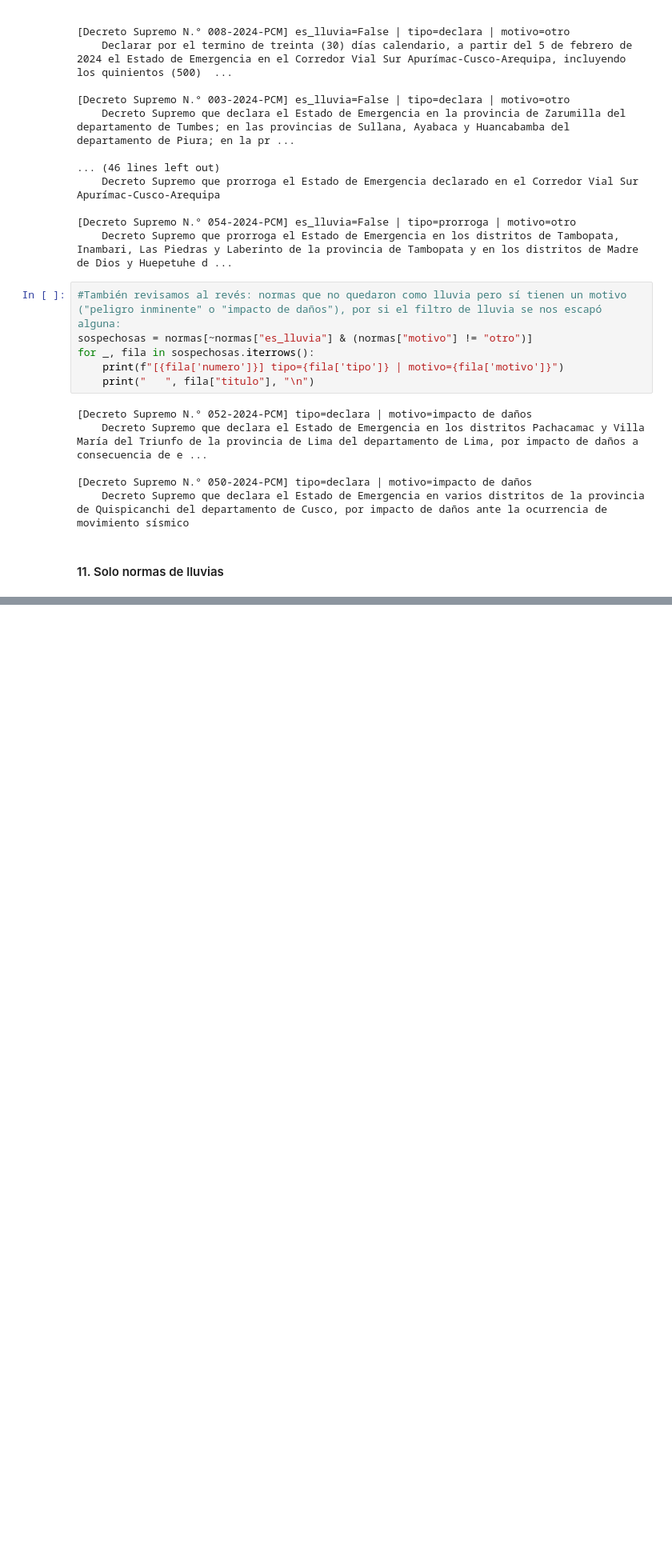
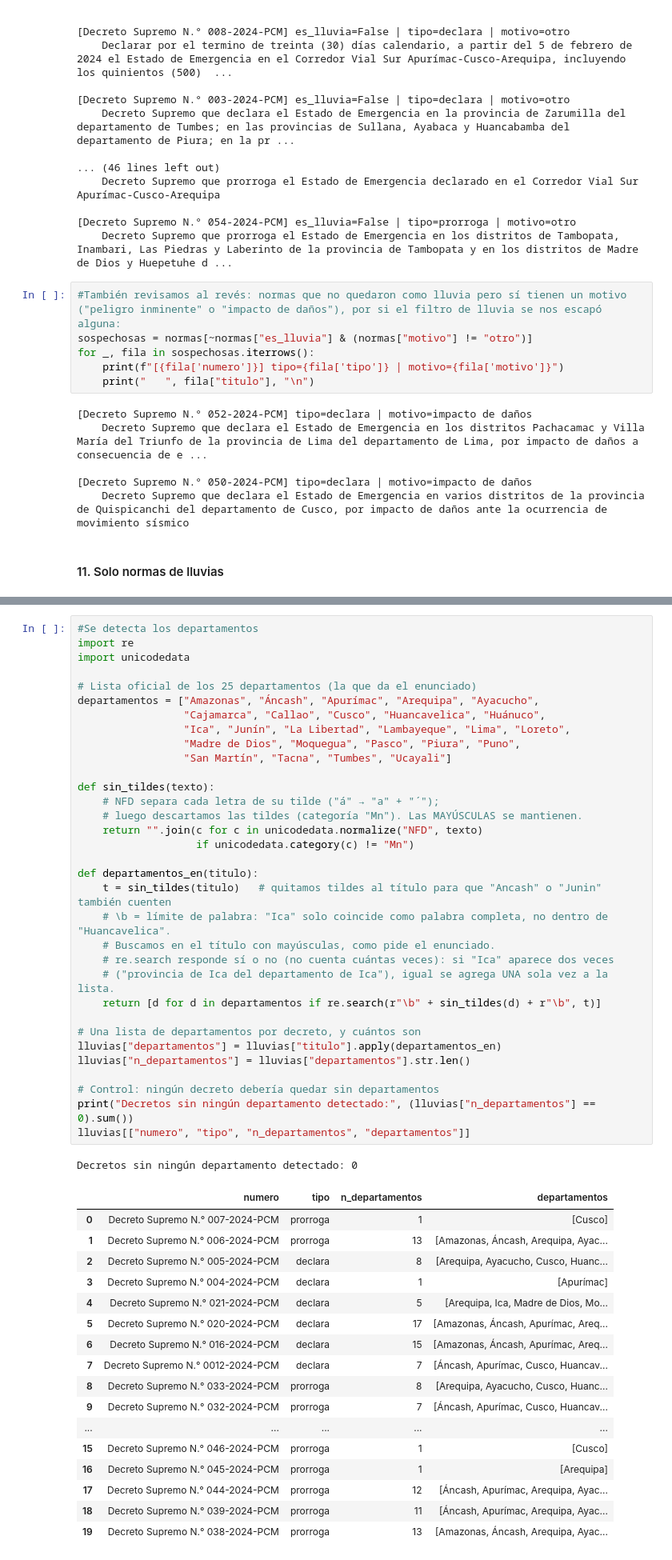
Before and after one commit to ValMur123/assignment_1, a Jupyter notebook: assignment_2/scraping_emergencias.ipynb, the cells around one changed output, grey strips where cells are left out. Shown at 80% size. Cells and saved outputs as stored; diff of their text form; blank space fills up the shorter version.

```diff
--- a/assignment_2/scraping_emergencias.ipynb
+++ b/assignment_2/scraping_emergencias.ipynb
@@ -448,0 +451,52 @@ Normas de lluvias: 20
+# %%
+#Se detecta los departamentos
+import re
+import unicodedata
+
+# Lista oficial de los 25 departamentos (la que da el enunciado)
+departamentos = ["Amazonas", "Áncash", "Apurímac", "Arequipa", "Ayacucho",
+                 "Cajamarca", "Callao", "Cusco", "Huancavelica", "Huánuco",
+                 "Ica", "Junín", "La Libertad", "Lambayeque", "Lima", "Loreto",
+                 "Madre de Dios", "Moquegua", "Pasco", "Piura", "Puno",
+                 "San Martín", "Tacna", "Tumbes", "Ucayali"]
+
+def sin_tildes(texto):
+    # NFD separa cada letra de su tilde ("á" → "a" + "´");
+    # luego descartamos las tildes (categoría "Mn"). Las MAYÚSCULAS se mantienen.
+    return "".join(c for c in unicodedata.normalize("NFD", texto)
+                   if unicodedata.category(c) != "Mn")
+
+def departamentos_en(titulo):
+    t = sin_tildes(titulo)   # quitamos tildes al título para que "Ancash" o "Junin" también cuenten
+    # \b = límite de palabra: "Ica" solo coincide como palabra completa, no dentro de "Huancavelica".
+    # Buscamos en el título con mayúsculas, como pide el enunciado.
+    # re.search responde sí o no (no cuenta cuántas veces): si "Ica" aparece dos veces
+    # ("provincia de Ica del departamento de Ica"), igual se agrega UNA sola vez a la lista.
+    return [d for d in departamentos if re.search(r"\b" + sin_tildes(d) + r"\b", t)]
+
+# Una lista de departamentos por decreto, y cuántos son
+lluvias["departamentos"] = lluvias["titulo"].apply(departamentos_en)
+lluvias["n_departamentos"] = lluvias["departamentos"].str.len()
+
+# Control: ningún decreto debería quedar sin departamentos
+print("Decretos sin ningún departamento detectado:", (lluvias["n_departamentos"] == 0).sum())
+lluvias[["numero", "tipo", "n_departamentos", "departamentos"]]
+# %% [output]
+Decretos sin ningún departamento detectado: 0
+|  | numero | tipo | n_departamentos | departamentos |
+| 0 | Decreto Supremo N.° 007-2024-PCM | prorroga | 1 | [Cusco] |
+| 1 | Decreto Supremo N.° 006-2024-PCM | prorroga | 13 | [Amazonas, Áncash, Arequipa, Ayac... |
+| 2 | Decreto Supremo N.° 005-2024-PCM | declara | 8 | [Arequipa, Ayacucho, Cusco, Huanc... |
+| 3 | Decreto Supremo N.° 004-2024-PCM | declara | 1 | [Apurímac] |
+| 4 | Decreto Supremo N.° 021-2024-PCM | declara | 5 | [Arequipa, Ica, Madre de Dios, Mo... |
+| 5 | Decreto Supremo N.° 020-2024-PCM | declara | 17 | [Amazonas, Áncash, Apurímac, Areq... |
+| 6 | Decreto Supremo N.° 016-2024-PCM | declara | 15 | [Amazonas, Áncash, Apurímac, Areq... |
+| 7 | Decreto Supremo N.° 0012-2024-PCM | declara | 7 | [Áncash, Apurímac, Cusco, Huancav... |
+| 8 | Decreto Supremo N.° 033-2024-PCM | prorroga | 8 | [Arequipa, Ayacucho, Cusco, Huanc... |
+| 9 | Decreto Supremo N.° 032-2024-PCM | prorroga | 7 | [Áncash, Apurímac, Cusco, Huancav... |
+| ... | ... | ... | ... | ... |
+| 15 | Decreto Supremo N.° 046-2024-PCM | prorroga | 1 | [Cusco] |
+| 16 | Decreto Supremo N.° 045-2024-PCM | prorroga | 1 | [Arequipa] |
+| 17 | Decreto Supremo N.° 044-2024-PCM | prorroga | 12 | [Áncash, Apurímac, Arequipa, Ayac... |
+| 18 | Decreto Supremo N.° 039-2024-PCM | prorroga | 11 | [Áncash, Apurímac, Arequipa, Ayac... |
+| 19 | Decreto Supremo N.° 038-2024-PCM | prorroga | 13 | [Amazonas, Áncash, Arequipa, Ayac... |
```
Also changed, not shown: parts of 2 cells of this notebook.
